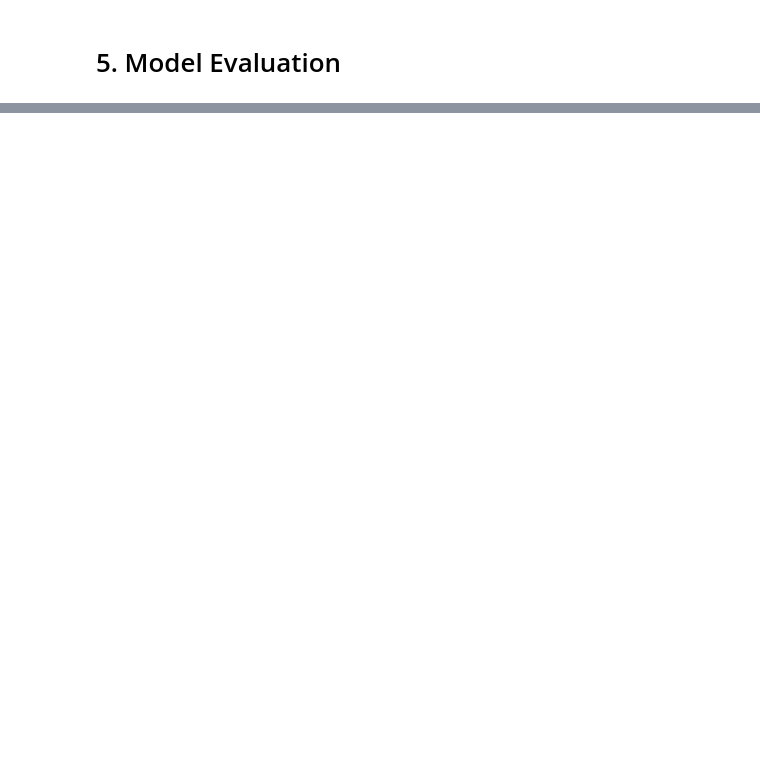
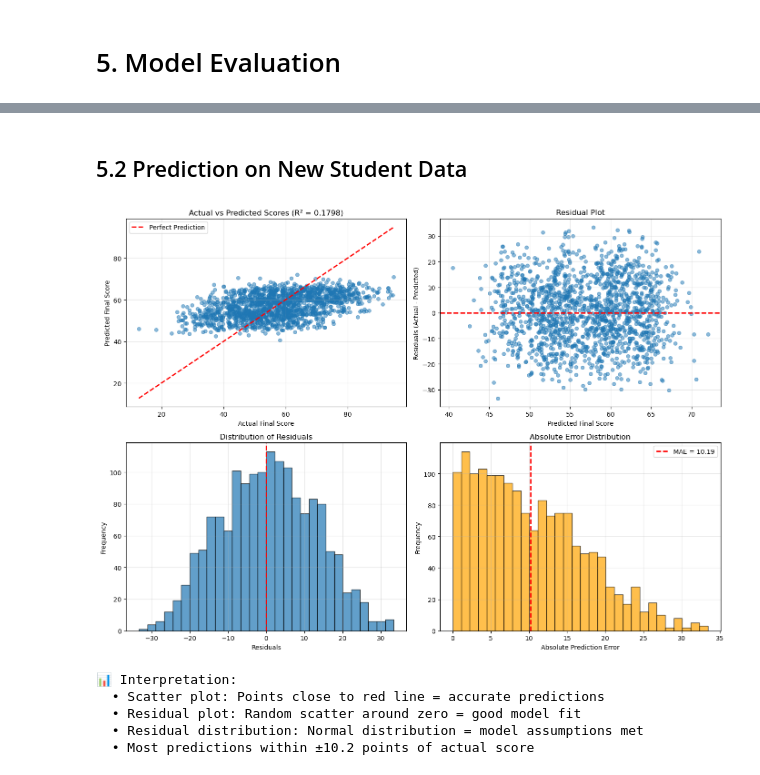
Before and after one commit to Yixuan003/mldp_project, a Jupyter notebook: MLDP Program Codes part2.ipynb, the cells around one changed output, grey strips where cells are left out. Drawn from its saved outputs; the diff is of its cells as text; code cells hidden in the pictures; blank space fills up the shorter version.

```diff
--- a/MLDP Program Codes part2.ipynb
+++ b/MLDP Program Codes part2.ipynb
@@ -309,0 +377,18 @@ Training features shape: (6400, 33)
+# %%
+## Split data into training and testing sets
+from sklearn.model_selection import train_test_split
+
+test_size = 0.2
+random_state = 2025
+
+X_train, X_test, y_train, y_test = train_test_split(
+    X_encoded, y, test_size=test_size, random_state=random_state
+)
+
+print(f"Total samples: {len(X_encoded)}")
+print(f"Training set: {X_train.shape[0]} samples ({(1-test_size)*100:.0f}%)")
+print(f"Testing set: {X_test.shape[0]} samples ({test_size*100:.0f}%)")
+print(f"Number of features: {X_train.shape[1]}")
+print(f"\nTarget distribution:")
+print(f"  Train - Mean: {y_train.mean():.2f}, Std: {y_train.std():.2f}")
+print(f"  Test  - Mean: {y_test.mean():.2f}, Std: {y_test.std():.2f}")
@@ -404,0 +1031,56 @@ Tuned Random Forest R2: 0.1871
+# %% [markdown]
+## 5.2 Prediction on New Student Data
+# %%
+## Visualize prediction accuracy
+fig, axes = plt.subplots(2, 2, figsize=(14, 10))
+
+# 1. Actual vs Predicted scatter plot
+axes[0, 0].scatter(y_test, y_pred_best, alpha=0.5, s=30)
+axes[0, 0].plot([y_test.min(), y_test.max()], [y_test.min(), y_test.max()], 'r--', lw=2, label='Perfect Prediction')
+axes[0, 0].set_xlabel('Actual Final Score')
+axes[0, 0].set_ylabel('Predicted Final Score')
+axes[0, 0].set_title(f'Actual vs Predicted Scores (R² = {r2:.4f})')
+axes[0, 0].legend()
+axes[0, 0].grid(True, alpha=0.3)
+
+# 2. Residual plot
+axes[0, 1].scatter(y_pred_best, residuals, alpha=0.5, s=30)
+axes[0, 1].axhline(y=0, color='r', linestyle='--', lw=2)
+axes[0, 1].set_xlabel('Predicted Final Score')
+axes[0, 1].set_ylabel('Residuals (Actual - Predicted)')
+axes[0, 1].set_title('Residual Plot')
+axes[0, 1].grid(True, alpha=0.3)
+
+# 3. Distribution of residuals
+axes[1, 0].hist(residuals, bins=30, edgecolor='black', alpha=0.7)
+axes[1, 0].axvline(x=0, color='r', linestyle='--', lw=2)
+axes[1, 0].set_xlabel('Residuals')
+axes[1, 0].set_ylabel('Frequency')
+axes[1, 0].set_title('Distribution of Residuals')
+axes[1, 0].grid(True, alpha=0.3)
+
+# 4. Prediction error distribution
+prediction_error = np.abs(residuals)
+axes[1, 1].hist(prediction_error, bins=30, edgecolor='black', alpha=0.7, color='orange')
+axes[1, 1].axvline(x=mae, color='r', linestyle='--', lw=2, label=f'MAE = {mae:.2f}')
+axes[1, 1].set_xlabel('Absolute Prediction Error')
+axes[1, 1].set_ylabel('Frequency')
+axes[1, 1].set_title('Absolute Error Distribution')
+axes[1, 1].legend()
+axes[1, 1].grid(True, alpha=0.3)
+
+plt.tight_layout()
+plt.show()
+
+print("\n📊 Interpretation:")
+print("  • Scatter plot: Points close to red line = accurate predictions")
+print("  • Residual plot: Random scatter around zero = good model fit")
+print("  • Residual distribution: Normal distribution = model assumptions met")
+print(f"  • Most predictions within ±{mae:.1f} points of actual score")
+# %% [output]
+[figure, added]
+📊 Interpretation:
+  • Scatter plot: Points close to red line = accurate predictions
+  • Residual plot: Random scatter around zero = good model fit
+  • Residual distribution: Normal distribution = model assumptions met
+  • Most predictions within ±10.2 points of actual score
```
Also changed, not shown: parts of 41 cells of this notebook.
